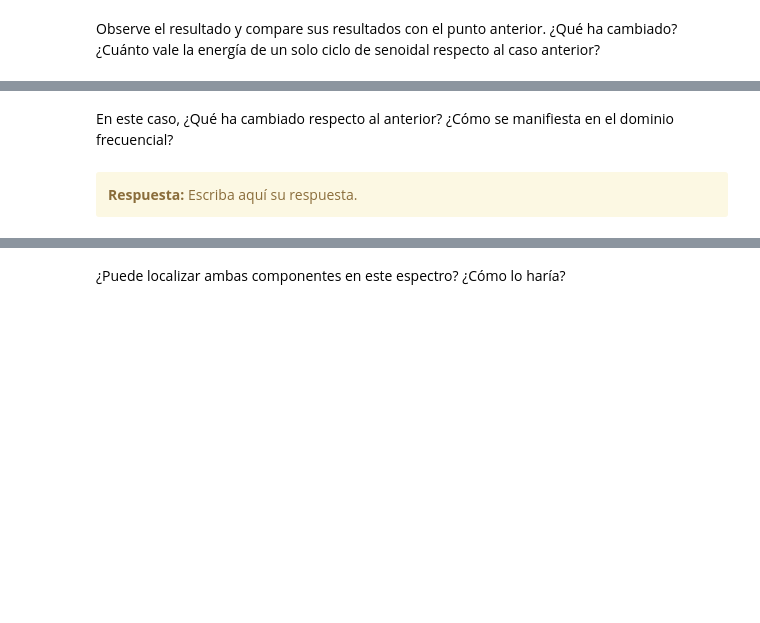
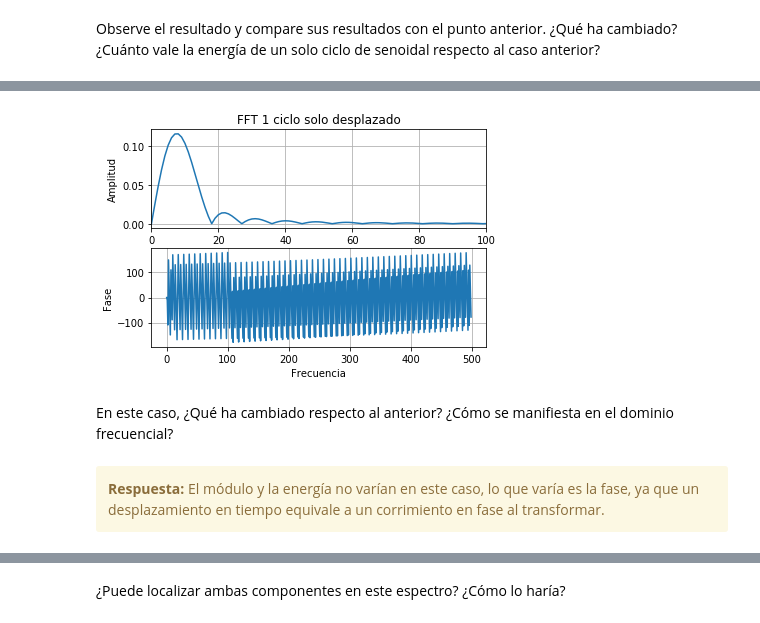
Before and after one commit to fgerce/DSP, a Jupyter notebook: TP1 - Muestreo de señales - Fourier.ipynb, the cells around one changed output, grey strips where cells are left out. Drawn from its saved outputs; the diff is of its cells as text; code cells hidden in the pictures; blank space fills up the shorter version.

```diff
--- a/TP1 - Muestreo de señales - Fourier.ipynb
+++ b/TP1 - Muestreo de señales - Fourier.ipynb
@@ -521,0 +630,60 @@ HTML(df.to_html())
+# %%
+#######################################
+# Tu simulación que genere resultados #
+from Modulos import instrumentos as ins
+
+import numpy as np
+import matplotlib as mpl
+import matplotlib.pyplot as plt
+
+N  = 1000 # muestras
+fs = 1000 # Hz
+Ts = 1/fs
+
+f0 = 9*fs/N
+p0 = 0     # radianes
+a0 = 1      # Volts
+
+tt0, signal0 = ins.generador_senoidal(fs, f0, N, a0, p0)
+
+signal0 = np.concatenate((np.zeros(2*int(fs/f0)), signal0[0:int(fs/f0)]))
+signal0 = np.concatenate((signal0, np.zeros(N-3*int(fs/f0))),axis=0)
+modulo0, fase0, ww0 = ins.analizador_espectro(signal0, fs)
+
+plt.subplot(2,1,1)
+plt.title("FFT 1 ciclo solo desplazado")
+plt.plot(ww0, modulo0, label='fs')
+plt.grid()
+plt.xlabel("Frecuencia")
+plt.ylabel("Amplitud")
+plt.xlim(0,100)
+plt.subplot(2,1,2)
+plt.plot(ww0, fase0, label='fs')
+plt.grid()
+plt.xlabel("Frecuencia")
+plt.ylabel("Fase")
+
+Ps = ins.sumatoria_modulo_cuadrado(modulo0[0:int(fs/2)])
+
+Pf0 = np.abs(modulo0[int(f0)])
+Pf0 = Pf0 * Pf0
+
+maxE = np.power(ins.get_max_point(modulo0)[1],2)
+#######################################
+
+tus_resultados = [ ['$\sum_{f=0}^{f_S/2} \lvert X(f) \rvert ^2$', '$ \lvert X(f_0) \rvert ^2 $', '$ \mathop{arg\ max}_f \{\lvert X(f) \rvert ^2\} $'],
+                   ['',                                     '',                           '$f \in [0:f_S/2]$'],
+                  ['', '', ''],
+                  [1/9, 1/81, 1/81], # <-- completar acá
+                  ['', '', ''],
+                  [Ps, Pf0, maxE]  # <-- completar acá
+                 ]
+df = DataFrame(tus_resultados, columns=['Energía total', 'Energía en $f_0$', 'Máximo de Energía'],
+               index=['$f_0$ \ expr. matemática',
+                      '',
+                      '',
+                      'predicción',
+                      '',
+                      'simulación'])
+HTML(df.to_html())
+# %% [output]
@@ -522,9 +697,10 @@ HTML(df.to_html())
+[figure, added]
 # %% [markdown]
 En este caso, ¿Qué ha cambiado respecto al anterior? ¿Cómo se manifiesta en el dominio frecuencial?
-# %% [markdown]
-<div class="alert alert-block alert-warning">
-<b>Respuesta:</b> Escriba aquí su respuesta.
-</div>
+# %% [markdown]
+<div class="alert alert-block alert-warning">
+<b>Respuesta:</b> El módulo y la energía no varían en este caso, lo que varía es la fase, ya que un desplazamiento en tiempo equivale a un corrimiento en fase al transformar.
+</div>
 # %% [markdown]
 <table width="80%" cellpadding="7" cellspacing="0">
 	<col width="50%">
```
Also changed, not shown: parts of 33 cells of this notebook, 6 other files.
